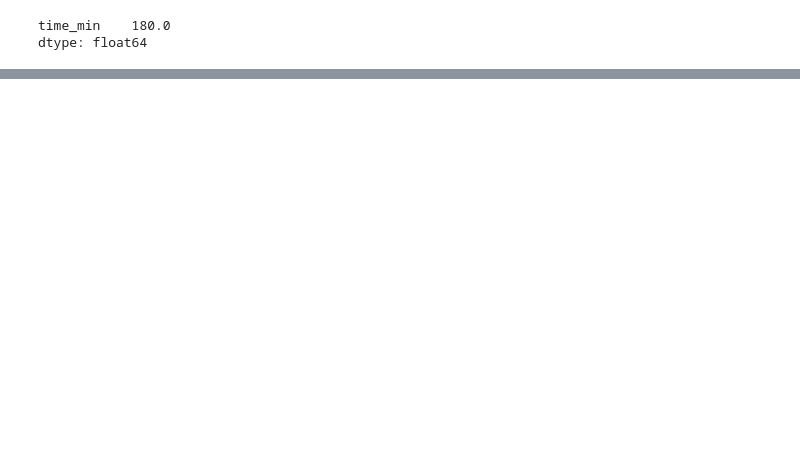
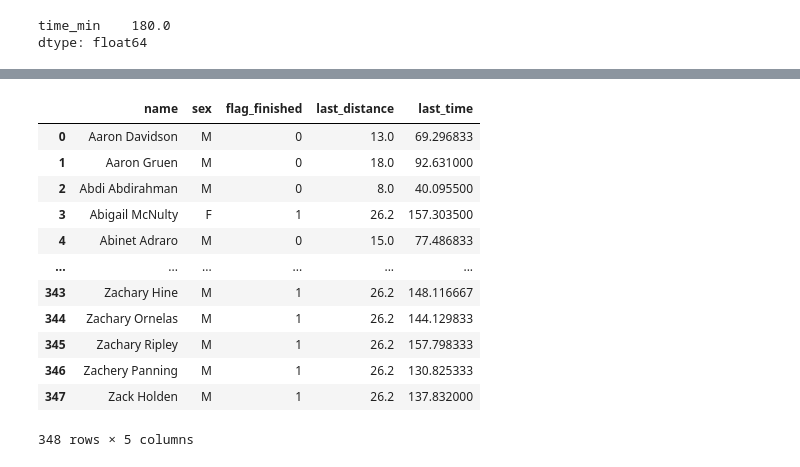
Before and after one commit to syphax/flow-visualizations, a Jupyter notebook: usa-marathon-trials-2024/util/_dev_get_times.ipynb, the cells around one changed output, grey strips where cells are left out. Drawn from its saved outputs; the diff is of its cells as text; code cells hidden in the pictures; blank space fills up the shorter version.

```diff
--- a/usa-marathon-trials-2024/util/_dev_get_times.ipynb
+++ b/usa-marathon-trials-2024/util/_dev_get_times.ipynb
@@ -96,3 +98,21 @@ df_results['distance'] = df_results['point'].str.slice(0, -1).astype(np.float64)
 
 df_results['time_sec'] = pd.to_timedelta(df_results['time']).dt.total_seconds()
 df_results['time_min'] = df_results['time_sec'] / 60.0
+# %%
+# Extract final placing for each runner, so we can attach it to the results
+
+# Final placing
+df_results_final_by_runner = df_results.loc[df_results['isFinish']=='1', ['name', 'sex', 'place', 'isFinish']]
+
+# Get info on DNFs
+df_results_last_marker = df_results.groupby(['name', 'sex'], as_index=False).agg({'distance':'max', 'time_min':'max'})
+
+# Combine:
+
+df_results_runner_detail = df_results_last_marker.merge(df_results_final_by_runner, on=['name', 'sex'], how='left')
+# Set place to -1 for non-finishers
+df_results_runner_detail['place'] = df_results_runner_detail['place'].fillna(-1)
+df_results_runner_detail['flag_finished'] = df_results_runner_detail['isFinish'].fillna(0).astype(np.int32)
+
+df_results_runner_detail = df_results_runner_detail.rename(columns={'distance':'last_distance', 'time_min':'last_time'})
+df_results_runner_detail = df_results_runner_detail[['name', 'sex', 'flag_finished', 'last_distance', 'last_time']]
@@ -196,0 +283,16 @@ dtype: float64
+# %%
+df_results_runner_detail
+# %% [output]
+|  | name | sex | flag_finished | last_distance | last_time |
+| 0 | Aaron Davidson | M | 0 | 13.0 | 69.296833 |
+| 1 | Aaron Gruen | M | 0 | 18.0 | 92.631000 |
+| 2 | Abdi Abdirahman | M | 0 | 8.0 | 40.095500 |
+| 3 | Abigail McNulty | F | 1 | 26.2 | 157.303500 |
+| 4 | Abinet Adraro | M | 0 | 15.0 | 77.486833 |
+| ... | ... | ... | ... | ... | ... |
+| 343 | Zachary Hine | M | 1 | 26.2 | 148.116667 |
+| 344 | Zachary Ornelas | M | 1 | 26.2 | 144.129833 |
+| 345 | Zachary Ripley | M | 1 | 26.2 | 157.798333 |
+| 346 | Zachery Panning | M | 1 | 26.2 | 130.825333 |
+| 347 | Zack Holden | M | 1 | 26.2 | 137.832000 |
+348 rows × 5 columns
```
Also changed, not shown: parts of 10 cells of this notebook, 4 other files.
